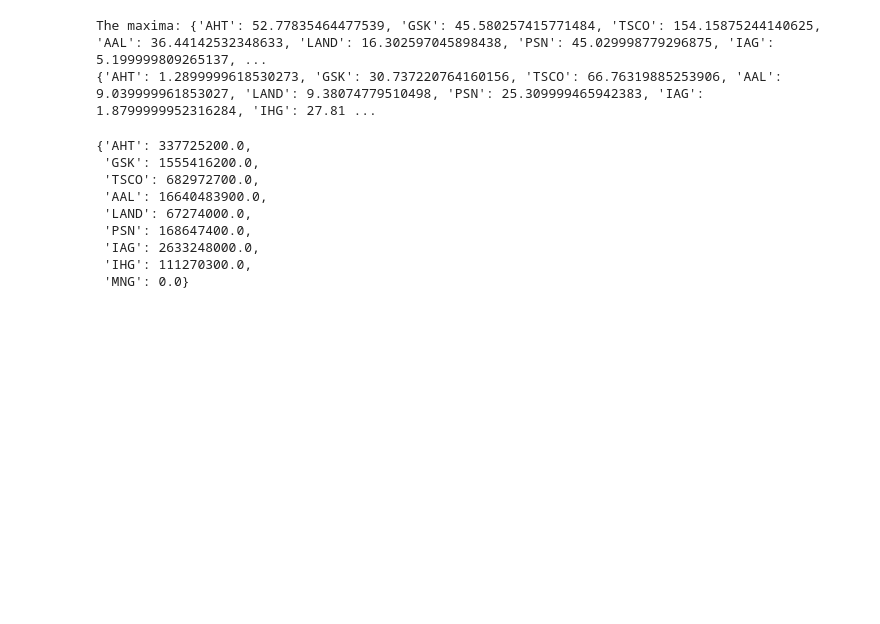
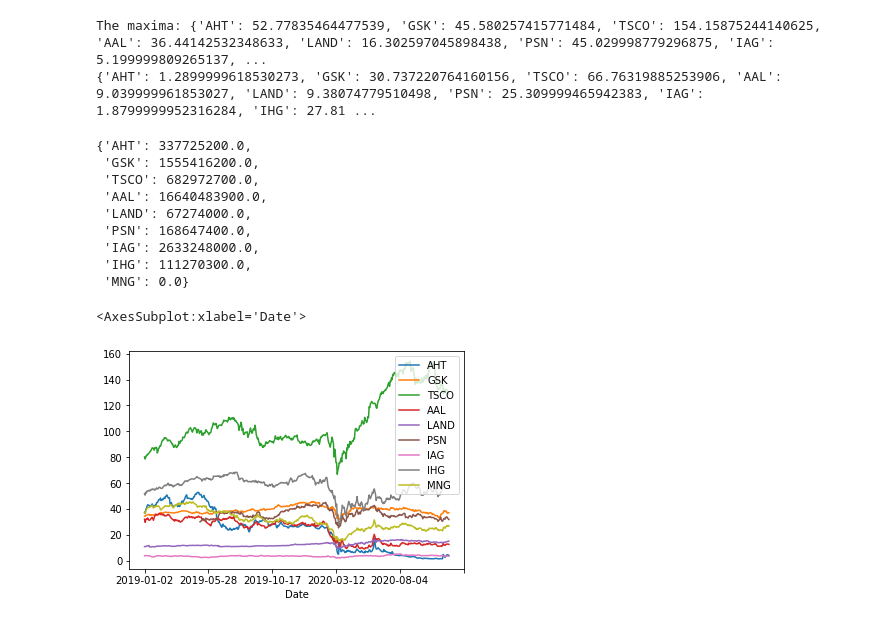
Before and after one commit to pajaKr/midterm, a Jupyter notebook: midterm.ipynb, the cells around one changed output. Cells and saved outputs as stored; diff of their text form; code cells hidden in the pictures; blank space fills up the shorter version.

```diff
--- a/midterm.ipynb
+++ b/midterm.ipynb
@@ -190,3 +172,12 @@ sum_of_shares
  'IAG': 2633248000.0,
  'IHG': 111270300.0,
  'MNG': 0.0}
+# %%
+#Create a single object with Adjusted Close prices, plot them together in one time series plot
+AdjClose_df = df.loc[idx[:,'Adj.Close',:]]
+AdjClose_df = AdjClose_df.reset_index().set_index('Date')
+AdjClose_df.drop('level_1', axis = 1, inplace = True)
+AdjClose_df.plot()
+# %% [output]
+<AxesSubplot:xlabel='Date'>
+[figure, added]
```
Also changed, not shown: parts of 1 cell of this notebook.
